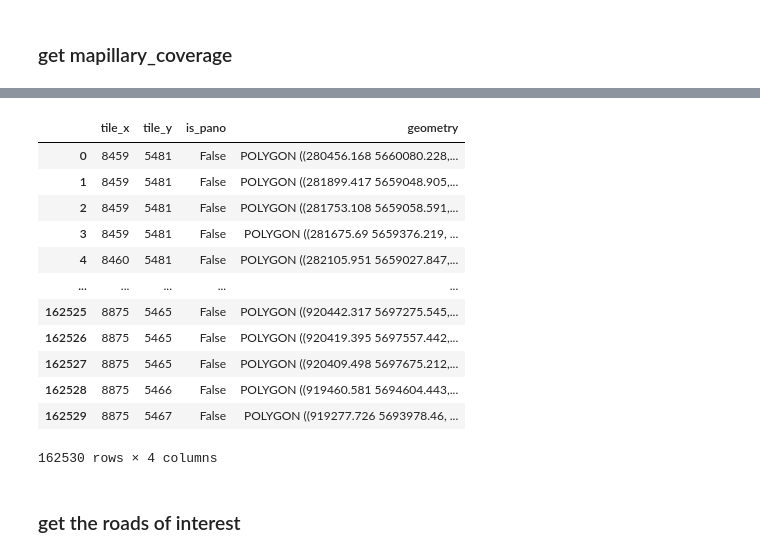
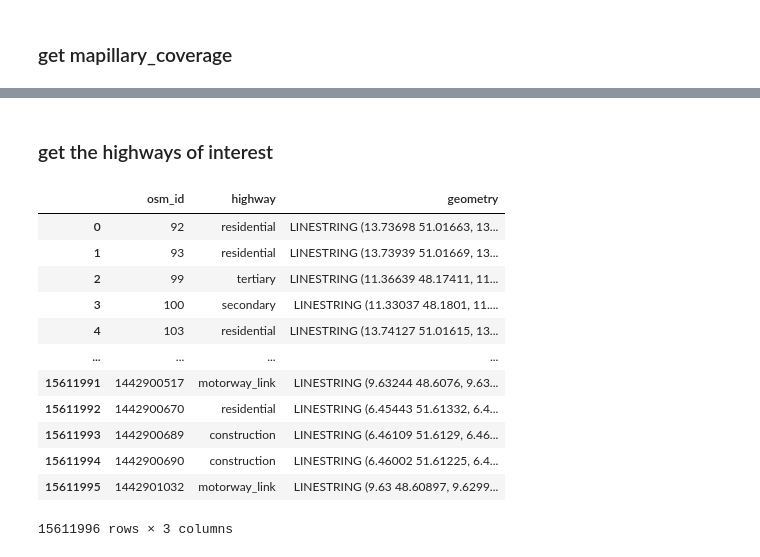
Before and after one commit to vizsim/mapillary_coverage, a Jupyter notebook: 3_merge_mp-cov_with_osm_use_case_germany.ipynb, the cells around one changed output, grey strips where cells are left out. Saved outputs shown, nothing was run; the diff lists cells and outputs as text; code cells hidden in the pictures.

```diff
--- a/3_merge_mp-cov_with_osm_use_case_germany.ipynb
+++ b/3_merge_mp-cov_with_osm_use_case_germany.ipynb
@@ -40,21 +72,2 @@ mapillary_coverage
-# %%
-mapillary_coverage = mapillary_coverage.to_crs(25832)
-
-mapillary_clean = mapillary_coverage.explode(index_parts=False, ignore_index=True)
-mapillary_clean
-# %% [output]
-|  | tile_x | tile_y | is_pano | geometry |
-| 0 | 8459 | 5481 | False | POLYGON ((280456.168 5660080.228,... |
-| 1 | 8459 | 5481 | False | POLYGON ((281899.417 5659048.905,... |
-| 2 | 8459 | 5481 | False | POLYGON ((281753.108 5659058.591,... |
-| 3 | 8459 | 5481 | False | POLYGON ((281675.69 5659376.219, ... |
-| 4 | 8460 | 5481 | False | POLYGON ((282105.951 5659027.847,... |
-| ... | ... | ... | ... | ... |
-| 162525 | 8875 | 5465 | False | POLYGON ((920442.317 5697275.545,... |
-| 162526 | 8875 | 5465 | False | POLYGON ((920419.395 5697557.442,... |
-| 162527 | 8875 | 5465 | False | POLYGON ((920409.498 5697675.212,... |
-| 162528 | 8875 | 5466 | False | POLYGON ((919460.581 5694604.443,... |
-| 162529 | 8875 | 5467 | False | POLYGON ((919277.726 5693978.46, ... |
-162530 rows × 4 columns
 # %% [markdown]
-### get the roads of interest
+### get the highways of interest
@@ -65 +74,37 @@ osm_roads = gpd.read_parquet("processed_osm_files/processed_highways_germany_251
+# %%
+# ~20s
+#osm_highways = gpd.read_parquet("processed_osm_files/processed_highways_germany_251006.parquet",
+osm_highways = gpd.read_parquet("processed_osm_files/processed_highways_latest.parquet",
+                            columns=["osm_id","highway","geometry"])
+# i would allow to easily filter for specific highway types later on, f.e. drop all the footways
+
+# osm_highways.highway.value_counts()[:10]
+# highway
+# service         3829325
+# track           3385832
+# footway         2182596
+# residential     1982153
+# path            1727703
+# secondary        497335
+# tertiary         468466
+# unclassified     413081
+# steps            305526
+# primary          238184
+# Name: count, dtype: int64
+
+osm_highways
+# %% [output]
+|  | osm_id | highway | geometry |
+| 0 | 92 | residential | LINESTRING (13.73698 51.01663, 13... |
+| 1 | 93 | residential | LINESTRING (13.73939 51.01669, 13... |
+| 2 | 99 | tertiary | LINESTRING (11.36639 48.17411, 11... |
+| 3 | 100 | secondary | LINESTRING (11.33037 48.1801, 11.... |
+| 4 | 103 | residential | LINESTRING (13.74127 51.01615, 13... |
+| ... | ... | ... | ... |
+| 15611991 | 1442900517 | motorway_link | LINESTRING (9.63244 48.6076, 9.63... |
+| 15611992 | 1442900670 | residential | LINESTRING (6.45443 51.61332, 6.4... |
+| 15611993 | 1442900689 | construction | LINESTRING (6.46109 51.6129, 6.46... |
+| 15611994 | 1442900690 | construction | LINESTRING (6.46002 51.61225, 6.4... |
+| 15611995 | 1442901032 | motorway_link | LINESTRING (9.63 48.60897, 9.6299... |
+15611996 rows × 3 columns
 # %%
```
Also changed, not shown: parts of 53 cells of this notebook, 7 other files.
